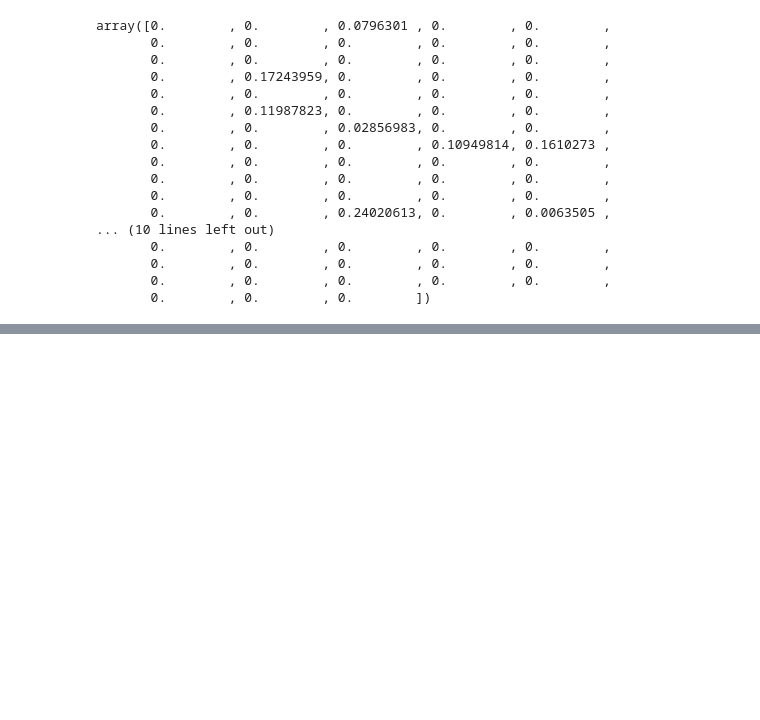
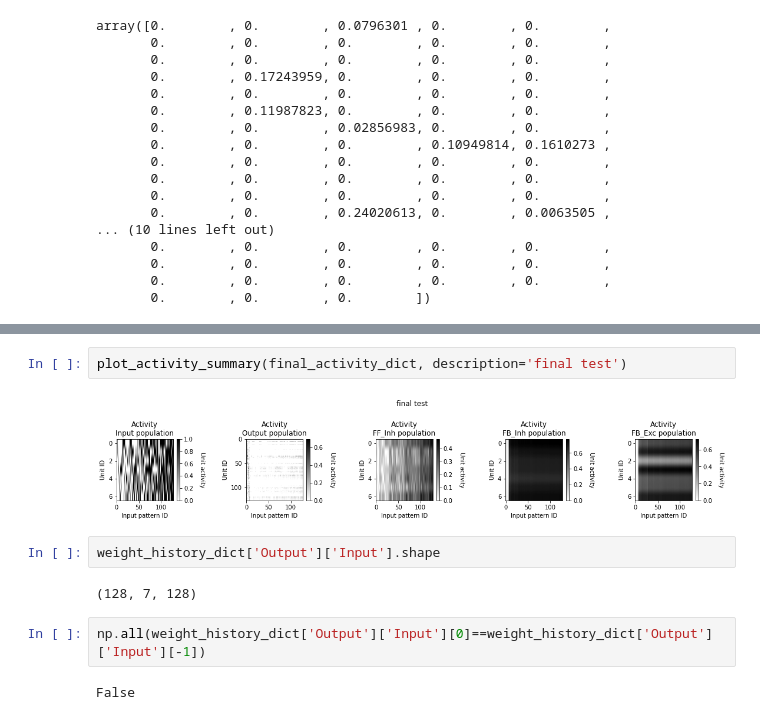
Before and after one commit to Milstein-Lab/dentate_circuit_model, a Jupyter notebook: Feb_9th_train_network_scratchpad.ipynb, the cells around one changed output, grey strips where cells are left out. Saved outputs shown, nothing was run; the diff lists cells and outputs as text; blank space fills up the shorter version.

```diff
--- a/Feb_9th_train_network_scratchpad.ipynb
+++ b/Feb_9th_train_network_scratchpad.ipynb
@@ -177,0 +212,12 @@ array([0.        , 0.        , 0.0796301 , 0.        , 0.        ,
+# %%
+plot_activity_summary(final_activity_dict, description='final test')
+# %% [output]
+[figure, added]
+# %%
+weight_history_dict['Output']['Input'].shape
+# %% [output]
+(128, 7, 128)
+# %%
+np.all(weight_history_dict['Output']['Input'][0]==weight_history_dict['Output']['Input'][-1])
+# %% [output]
+False
```
Also changed, not shown: parts of 5 cells of this notebook, 3 other files.
